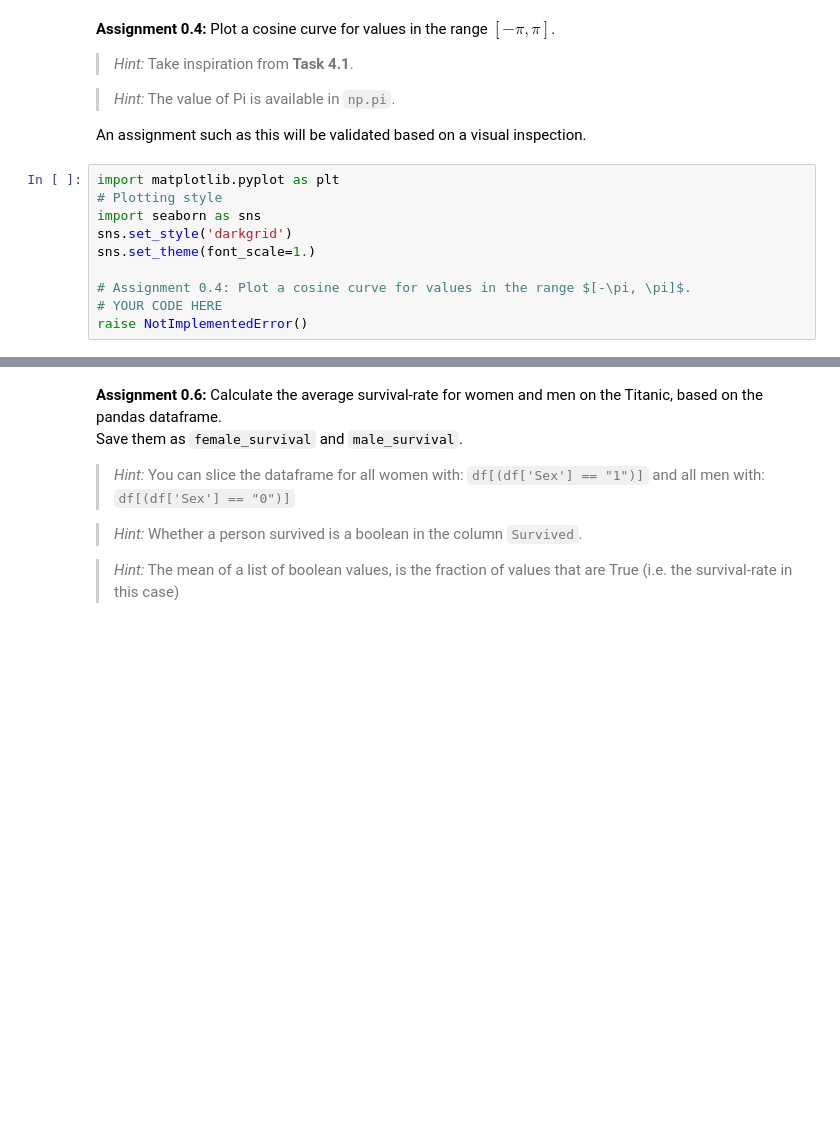
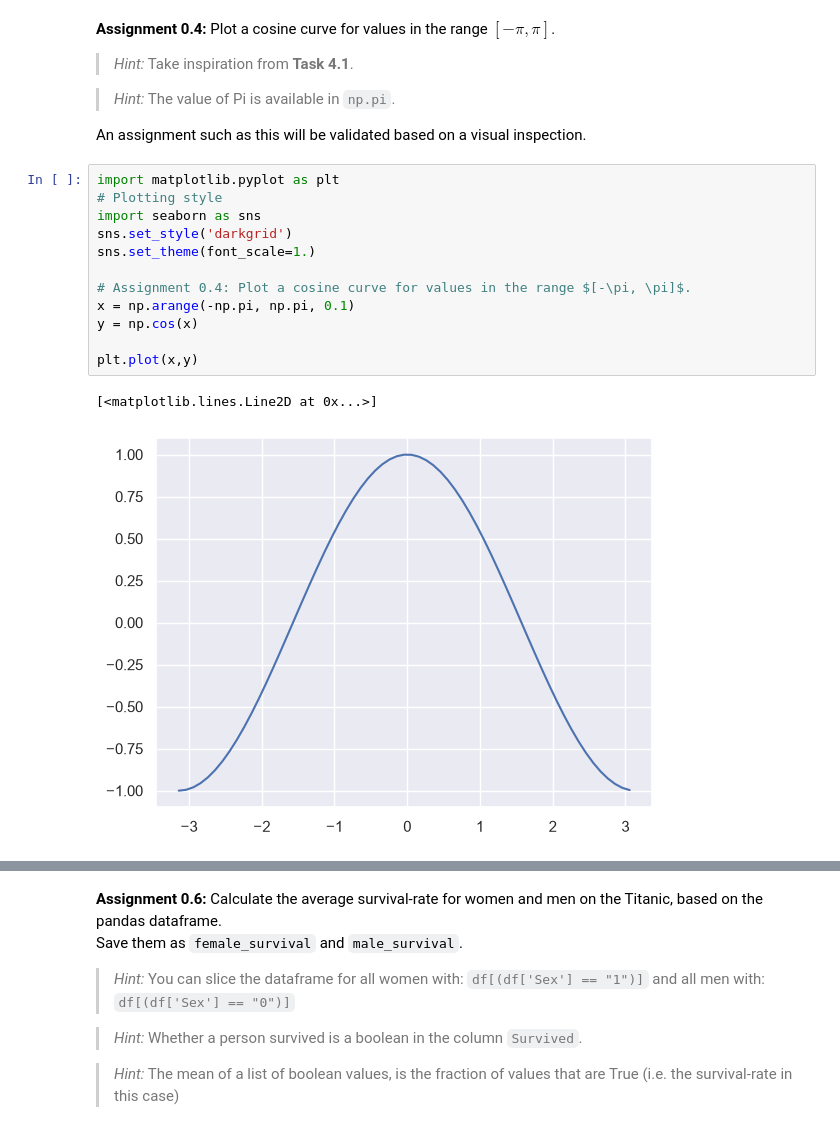
Before and after one commit to NicolaiNielsen/02452exercises, a Jupyter notebook: week0/exercise0.ipynb, the cells around one changed output, grey strips where cells are left out. Cells and saved outputs as stored; diff of their text form; blank space fills up the shorter version.

```diff
--- a/week0/exercise0.ipynb
+++ b/week0/exercise0.ipynb
@@ -750,13 +1008,18 @@ An assignment such as this will be validated based on a visual inspection.
 # %%
 import matplotlib.pyplot as plt
 # Plotting style
 import seaborn as sns
 sns.set_style('darkgrid')
 sns.set_theme(font_scale=1.)
 
 # Assignment 0.4: Plot a cosine curve for values in the range $[-\pi, \pi]$.
-# YOUR CODE HERE
-raise NotImplementedError()
+x = np.arange(-np.pi, np.pi, 0.1)
+y = np.cos(x)
+
+plt.plot(x,y)
+# %% [output]
+[<matplotlib.lines.Line2D at 0x...>]
+[figure, added]
 # %%
 with utils.marks(2, auto=False, visible=False):
     print("Manual test")
```
Also changed, not shown: parts of 51 cells of this notebook.
